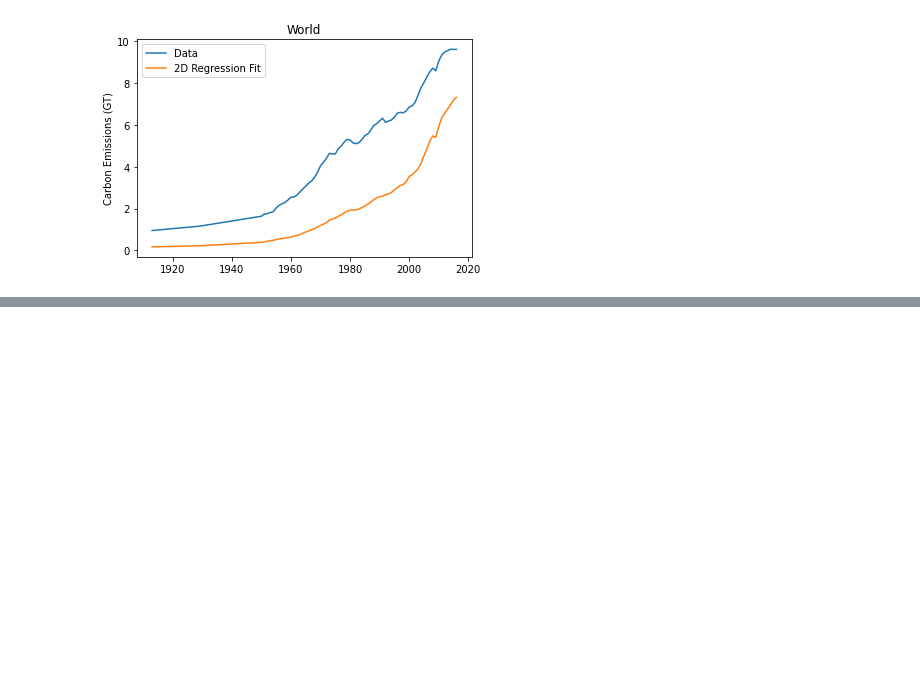
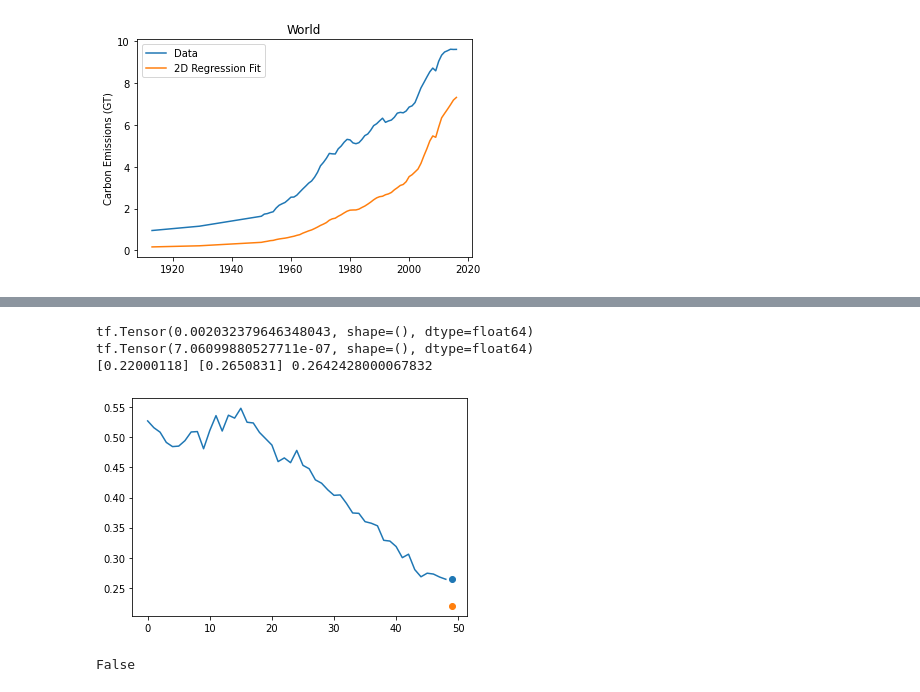
Before and after one commit to dodelson/Physics-of-Energy, a Jupyter notebook: cnn.ipynb, the cells around one changed output, grey strips where cells are left out. Saved outputs shown, nothing was run; the diff lists cells and outputs as text; code cells hidden in the pictures; blank space fills up the shorter version.

```diff
--- a/cnn.ipynb
+++ b/cnn.ipynb
@@ -376,0 +412,8 @@ Text(0.5, 1.0, 'Indonesia')
+# %%
+from sklearn.preprocessing import StandardScaler as SS
+#print(np.shape(X))
+#scaler=SS()
+#scaler.fit(X)
+Xsc=X#scaler.transform(X)
+#yy=scaler.get_params()
+#print(yy)
@@ -376,0 +428,11 @@ Text(0.5, 1.0, 'Indonesia')
+# %%
+import tensorflow as tf
+import tensorflow
+from tensorflow import keras
+model=keras.models.Sequential([
+    keras.layers.Flatten(input_shape=[49,1]),
+#    keras.layers.SimpleRNN(20,return_sequences=True),
+#    keras.layers.SimpleRNN(20),
+    keras.layers.Dense(1)#,activation='Softmax')
+])
+model.summary()
@@ -376,0 +452,3 @@ Text(0.5, 1.0, 'Indonesia')
+# %%
+model.compile(loss='mse')#,optimizer='sgd')
+history=model.fit(X_train,y_train,epochs=500)
@@ -376,0 +473,24 @@ Text(0.5, 1.0, 'Indonesia')
+# %%
+i=3
+#print(y_train[0],X_train[0,0])
+y_predict=model.predict(X_train)
+plt.plot(range(49),X_train[i,:])
+plt.scatter(range(49,50),y_train[i,:])
+plt.scatter(range(49,50),y_predict[i,:])
+print(keras.losses.mean_squared_error(y_predict[i],y_train[i]))
+print(keras.losses.mean_squared_error(X_train[i,-1],y_train[i]))
+
+print(y_predict[i,:],y_train[i,:],X_train[i,-1])
+# %% [output]
+tf.Tensor(0.002032379646348043, shape=(), dtype=float64)
+tf.Tensor(7.06099880527711e-07, shape=(), dtype=float64)
+[0.22000118] [0.2650831] 0.2642428000067832
+[figure, added]
+# %%
+#model.layers[1].weights
+#Apparently, there are not enough samples to learn the simple thing: weight the most recent thing most heavily
+model==keras.models.Sequential([
+    keras.layers.SimpleRNN(1,input_shape=[None,1])
+])
+# %% [output]
+False
```
Also changed, not shown: parts of 16 cells of this notebook, 1 other file.
